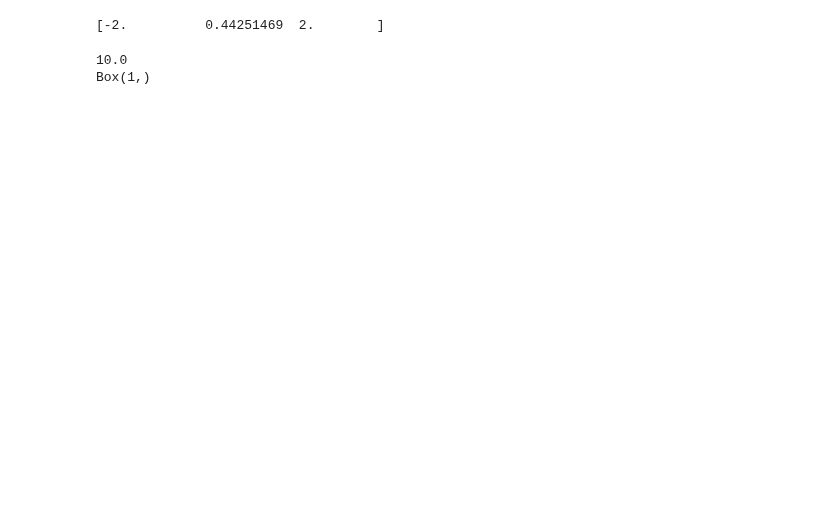
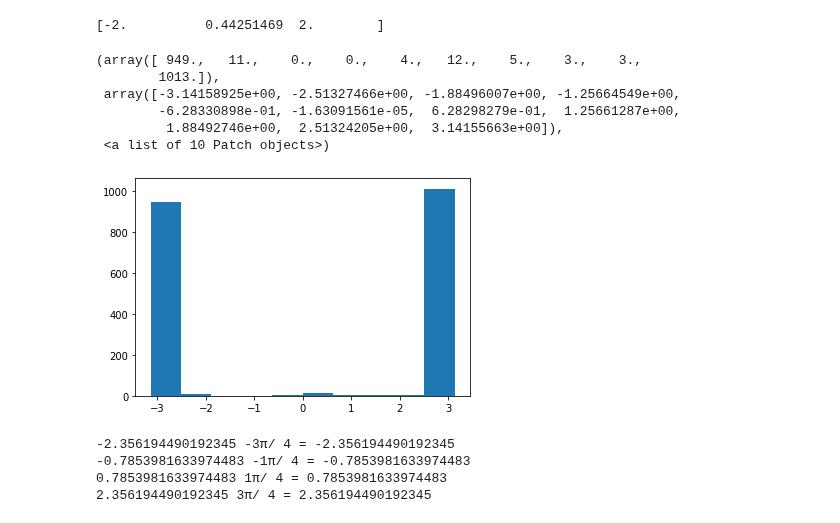
Before and after one commit to ibuki1024/eventDDPG, a Jupyter notebook: notebook/event_trigger_safe.ipynb, the cells around one changed output. Cells and saved outputs as stored; diff of their text form; code cells hidden in the pictures; blank space fills up the shorter version.

```diff
--- a/notebook/event_trigger_safe.ipynb
+++ b/notebook/event_trigger_safe.ipynb
@@ -139,9 +132,24 @@ plt.show()
 print(np.unique(history[:,1]))
 # %% [output]
 [-2.          0.44251469  2.        ]
-# %%
-print(env.max_torque)
-print(env.action_space)
-# %% [output]
-10.0
-Box(1,)
+# %%
+plt.hist(history[:,0])
+# %% [output]
+(array([ 949.,   11.,    0.,    0.,    4.,   12.,    5.,    3.,    3.,
+        1013.]),
+ array([-3.14158925e+00, -2.51327466e+00, -1.88496007e+00, -1.25664549e+00,
+        -6.28330898e-01, -1.63091561e-05,  6.28298279e-01,  1.25661287e+00,
+         1.88492746e+00,  2.51324205e+00,  3.14155663e+00]),
+ <a list of 10 Patch objects>)
+[figure, added]
+# %%
+theta = np.pi / 4
+for i in range(1, 5):
+    theta = (2*i - 5) * np.pi / 4
+    o = np.array([np.cos(theta), np.sin(theta), 1])
+    print(_obs_to_rad(o), f'{(2*i - 5)}π/ 4 = {theta}')
+# %% [output]
+-2.356194490192345 -3π/ 4 = -2.356194490192345
+-0.7853981633974483 -1π/ 4 = -0.7853981633974483
+0.7853981633974483 1π/ 4 = 0.7853981633974483
+2.356194490192345 3π/ 4 = 2.356194490192345
```
Also changed, not shown: parts of 5 cells of this notebook, 9 other files.
